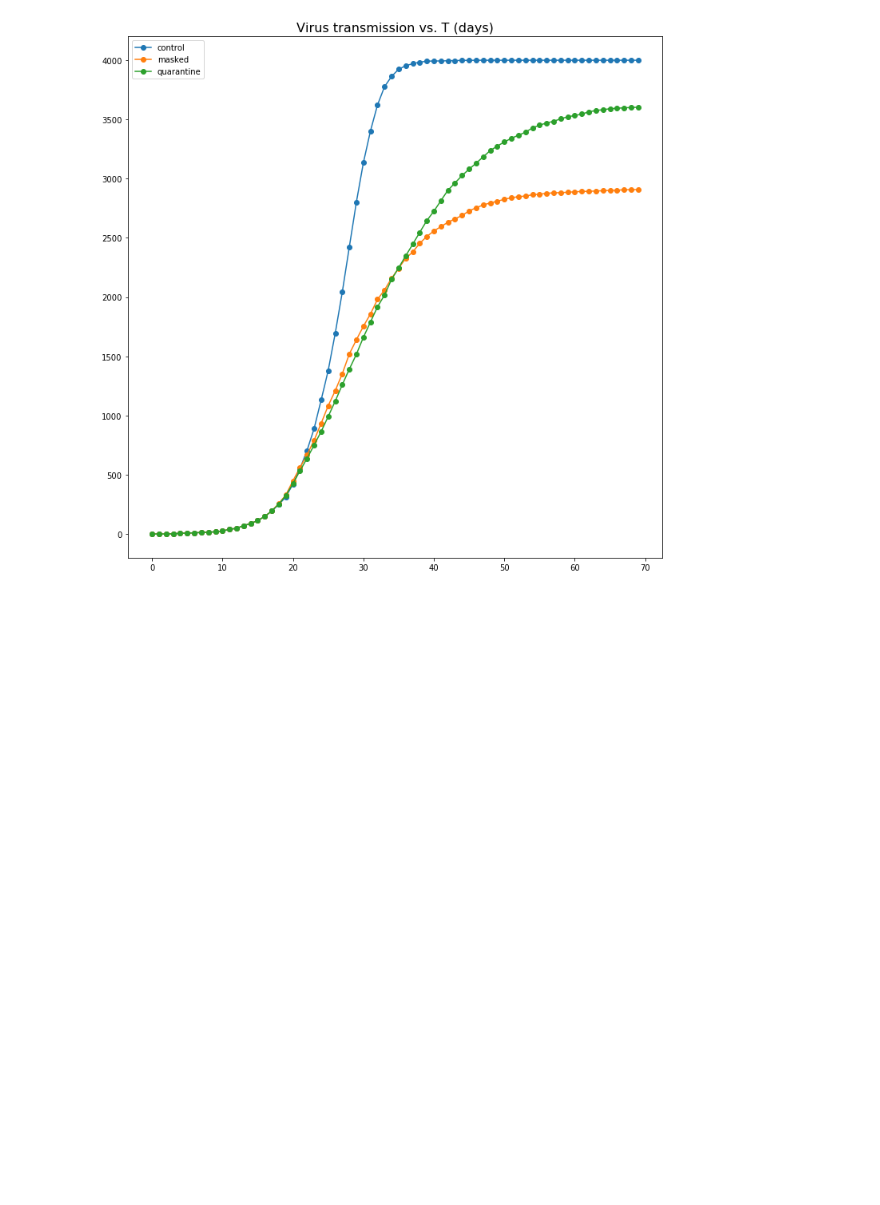
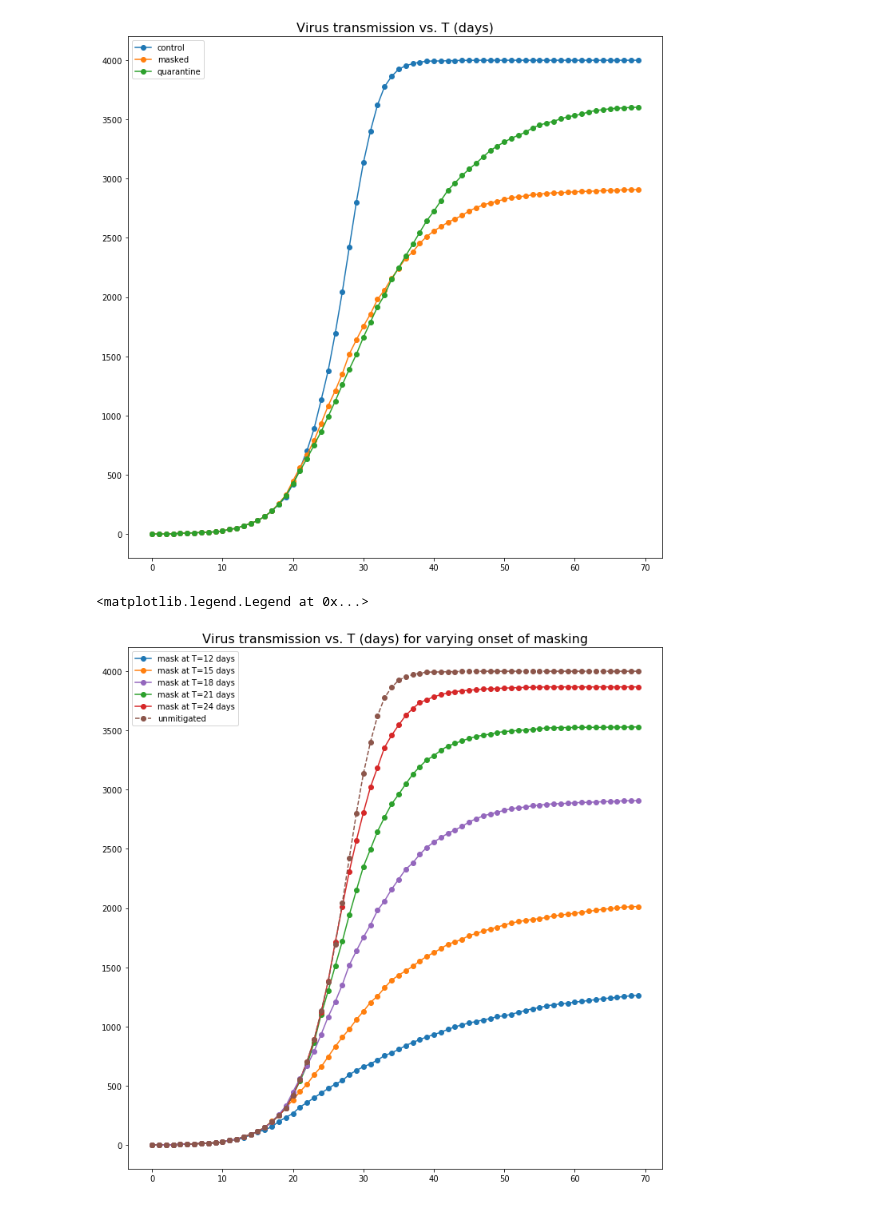
Before and after one commit to wxmann/network, a Jupyter notebook: virus-3-mitigation.ipynb, the cells around one changed output. Saved outputs shown, nothing was run; the diff lists cells and outputs as text; code cells hidden in the pictures; blank space fills up the shorter version.

Commit message:
Plot virus transimssion vs. onset and breadth of masking

```diff
--- a/virus-3-mitigation.ipynb
+++ b/virus-3-mitigation.ipynb
@@ -153,3 +153,41 @@ plt.legend(lines, ['control', 'masked', 'quarantine'], loc='upper left')
 # %% [output]
 <matplotlib.legend.Legend at 0x...>
 [figure]
+# %%
+graph_masked_12 = Graph.duplicate(graph0)
+graph_masked_15 = Graph.duplicate(graph0)
+graph_masked_21 = Graph.duplicate(graph0)
+graph_masked_24 = Graph.duplicate(graph0)
+
+mask_n_sims = []
+
+for graph, days in zip(
+    (graph_masked_12, graph_masked_15, graph_masked_21, graph_masked_24),
+    (12, 15, 21, 24)
+):
+    with fix_random():
+        mask_n_sim = generate_sim(graph, masked_runner(days, perc_masks=0.95))
+        mask_n_sim.path(70)
+        mask_n_sims.append(mask_n_sim)
+# %%
+fig = plt.figure(figsize=(12, 12))
+plt.title('Virus transmission vs. T (days) for varying onset of masking', fontsize=16)
+lines = []
+
+for sim in mask_n_sims:
+    line, = plt.plot(range(70), list(sim_sequence(sim, 70)), 'o-')
+    lines.append(line)
+
+line_maskctrl, = plt.plot(range(70), list(sim_sequence(masked, 70)), 'o-')
+lines.insert(2, line_maskctrl)
+
+line_ctrl, = plt.plot(range(70), list(sim_sequence(control, 70)), 'o--')
+
+plt.legend(
+    lines + [line_ctrl],
+    ['mask at T=12 days', 'mask at T=15 days', 'mask at T=18 days', 'mask at T=21 days', 'mask at T=24 days', 'unmitigated'],
+    loc='upper left'
+)
+# %% [output]
+<matplotlib.legend.Legend at 0x...>
+[figure, added]
```
Also changed, not shown: parts of 3 cells of this notebook.
